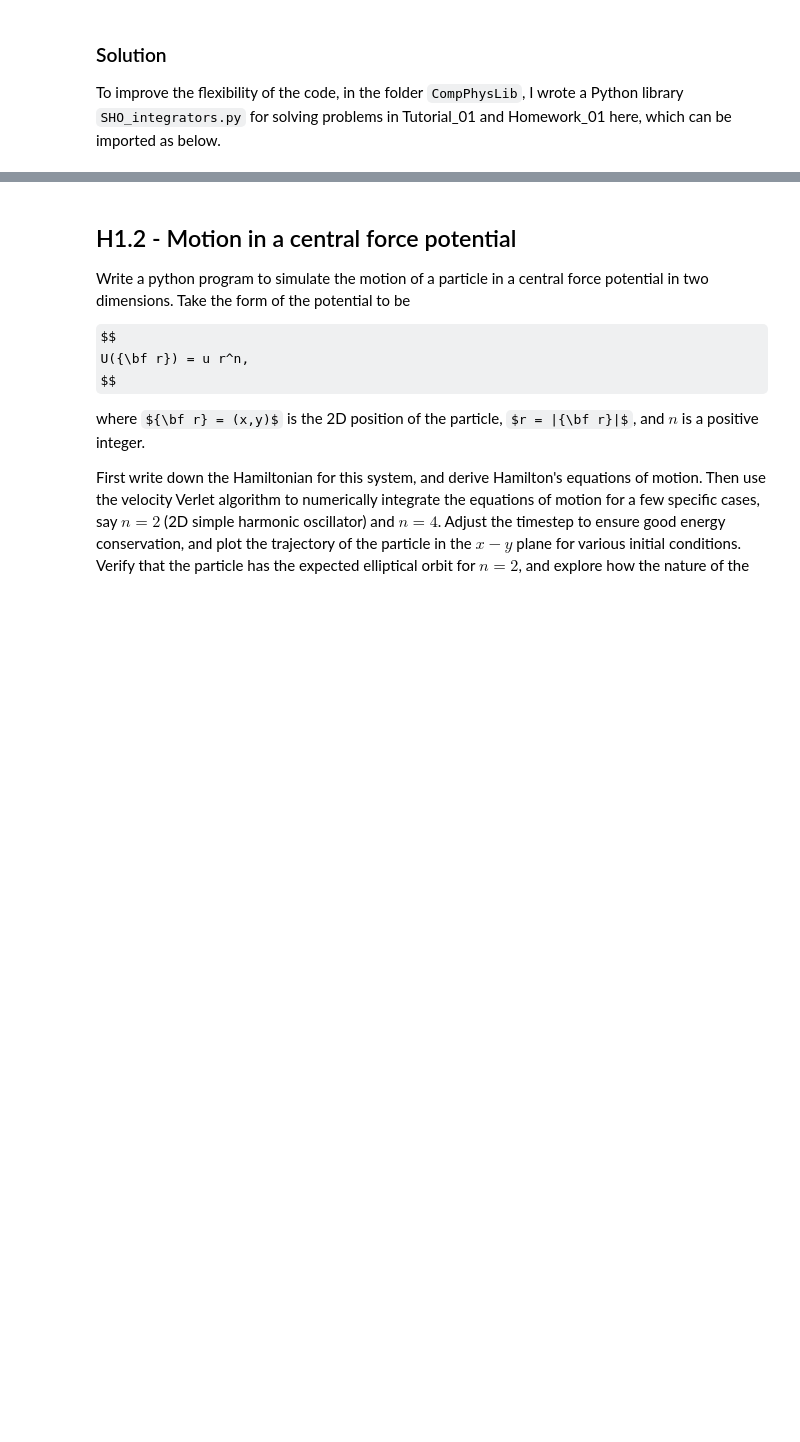
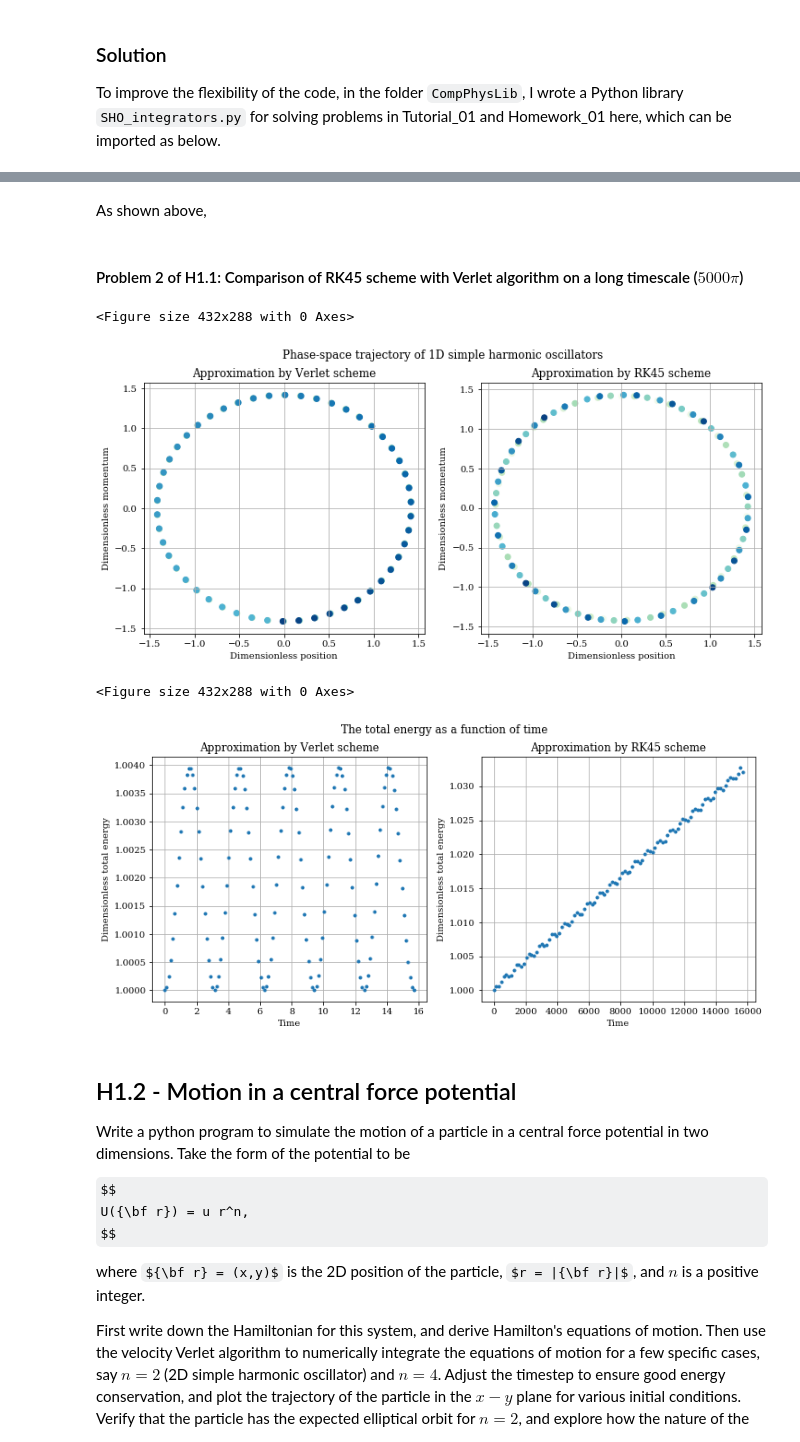
Before and after one commit to wehs7661/CompPhys, a Jupyter notebook: Homework/Homework_01.ipynb, the cells around one changed output, grey strips where cells are left out. Saved outputs shown, nothing was run; the diff lists cells and outputs as text; code cells hidden in the pictures; some formulas as TeX source; blank space fills up the shorter version.

```diff
--- a/Homework/Homework_01.ipynb
+++ b/Homework/Homework_01.ipynb
@@ -58,3 +65,14 @@ SI.SHO_plots(x_rk45, p_rk45)
+# %% [markdown]
+As shown above,
+# %% [markdown]
+#### Problem 2 of H1.1: Comparison of RK45 scheme with Verlet algorithm on a long timescale ($5000 \pi$)
+# %%
+RK45_Verlet(5000 * np.pi)
+# %% [output]
+<Figure size 432x288 with 0 Axes>
+[figure, added]
+<Figure size 432x288 with 0 Axes>
+[figure, added]
 # %% [markdown]
 ## H1.2 - Motion in a central force potential
 
```
Also changed, not shown: parts of 8 cells of this notebook, 1 other file.
